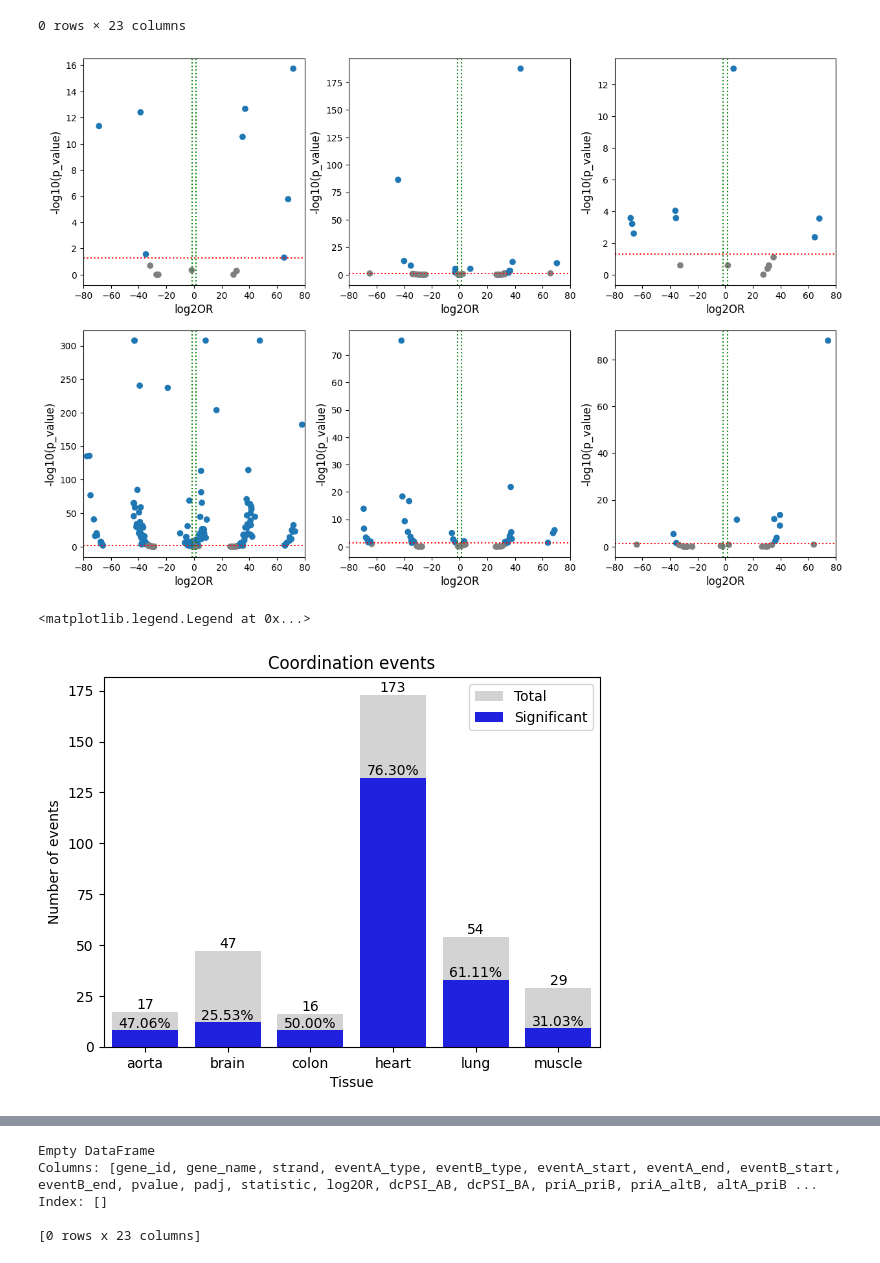
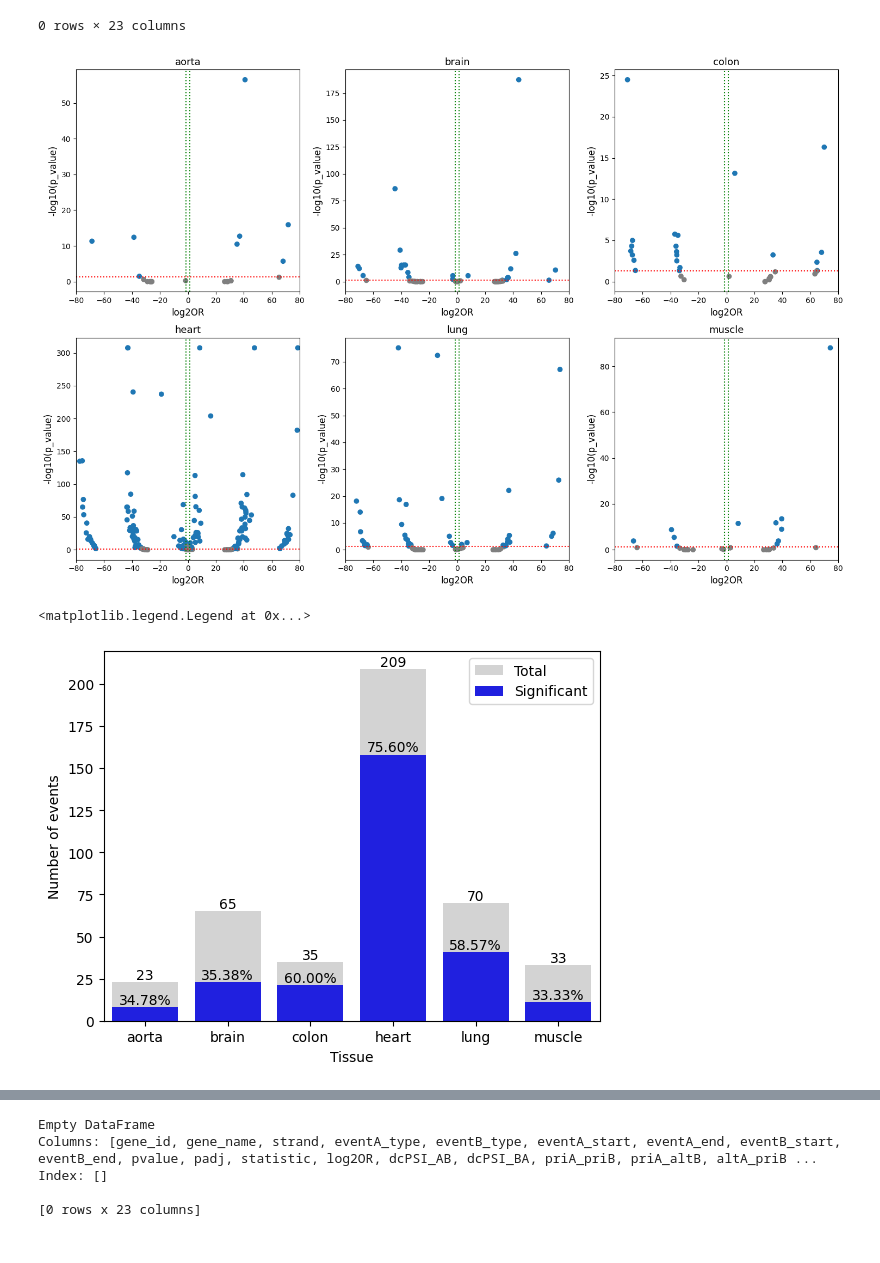
Before and after one commit to IceFreez3r/master-thesis, a Jupyter notebook: notebooks/IsoTools_coordination.ipynb, the cells around one changed output, grey strips where cells are left out. Drawn from its saved outputs; the diff is of its cells as text; code cells hidden in the pictures.

Commit message:
Update coordination notebook
Now includes artifact and A downstream distribution plots

```diff
--- a/notebooks/IsoTools_coordination.ipynb
+++ b/notebooks/IsoTools_coordination.ipynb
@@ -60,3 +145,9 @@ colon 37759
 heart 143156
 lung 71522
 muscle 32168
+# %%
+for i, isoseq in enumerate(isoseqs):
+    count = 0
+    for transcript in isoseq.iter_transcripts():
+        count += 1
+    print(TISSUES[i], count)
@@ -91,7 +189,7 @@ coordination_results = [isoseq.coordination_test(
     event_type=["TSS", "PAS"],
     min_total=10,
     min_alt_fraction=.01,
-    min_dist_AB=25,
+    # min_dist_AB=25,
     transcript_filter="SQANTI_SUPPORT",
 ) for isoseq in isoseqs]
 coordination_results_sig = [c[c["padj"] < 0.05] for c in coordination_results]
@@ -116,3 +211,6 @@ coordination_results_sig[3].to_csv('results/coordination_results_sig_heart.tsv',
+# %%
+for i, res in enumerate(coordination_results_sig):
+    res.to_csv(f'results/coordination_results_sig_{TISSUES[i]}.tsv', sep='\t')
 # %% [markdown]
 coordination_results_unfiltered = [isoseq.coordination_test(
     event_type=["TSS", "PAS"],
@@ -184,7 +284,8 @@ def volcano_plot(df,ax = None,sig=0.05,sigor=1.5,tag="(add a tag)",normalized=Fa
         title=f"Normalized volcano plot of {tag}"
     else:
         y=np.array(-np.log10(np.where(df.padj == 0, sys.float_info.min, df.padj)))
-        title=f"Volcano plot of {tag}"
+        title=tag
+        # title=f"Volcano plot of {tag}"
 
     ax.scatter(x,y,c=colors)
     ax.axhline(y=-np.log10(sig),color="red",linestyle='dotted',label=f"padj = {sig}")
@@ -192,8 +293,9 @@ def volcano_plot(df,ax = None,sig=0.05,sigor=1.5,tag="(add a tag)",normalized=Fa
     ax.axvline(x=-sigor,color="green",linestyle='dotted')
 
     ax.set_xlim(-80,80)
+    # ax.set_ylim(0, 320)
 
-    # ax.set_title(title,fontsize=13+7)
+    ax.set_title(title,fontsize=13)
     ax.set_ylabel("-log10(p_value)",fontsize=12)
     ax.set_xlabel("log2OR",fontsize=12)
     # ax.legend(frameon=True,fontsize=12)
@@ -207,29 +309,30 @@ coordination_results[1].loc[coordination_results[1].padj == 0]
 fig, axs = plt.subplots(2, 3, figsize=(15, 10))
 for i, ax in enumerate(axs.flat):
     volcano_plot(coordination_results[i], ax=ax, tag=TISSUES[i])
+fig.tight_layout()
 # %% [output]
-[figure, old version]
+[figure, new version]
 # %%
 # Percentage of significant coordination
 tmp = [[TISSUES[i], len(c[c["padj"] < 0.05]) / len(c), len(c[c["padj"] < 0.05]), len(c)] for i, c in enumerate(coordination_results)]
 sig_coordination = pd.DataFrame(tmp, columns=["Tissue", "Percentage", "Significant", "Total"])
 
 fig, ax = plt.subplots()
 # stacked bar plot
 ax1 = sns.barplot(data=sig_coordination, x="Tissue", y="Total", ax=ax, color="lightgrey", label="Total")
 ax1.bar_label(ax1.containers[0], label_type='edge', fontsize=10)
 ax2 = sns.barplot(data=sig_coordination, x="Tissue", y="Significant", ax=ax, color="blue", label="Significant")
 ax2.bar_label(ax2.containers[1], label_type='edge', fontsize=10, labels=["{:.2f}%".format(i*100) for i in sig_coordination["Percentage"]])
 # Bar labels
 # for p in ax.patches:
 #     ax.annotate(f"{p.get_height()}", (p.get_x() + p.get_width() / 2., p.get_height()), ha='center', va='center', xytext=(0, 10), textcoords='offset points')
 
 ax.set_ylabel("Number of events")
-plt.title("Coordination events")
+# plt.title("Coordination events")
 plt.legend()
 # %% [output]
 <matplotlib.legend.Legend at 0x...>
-[figure, old version]
+[figure, new version]
 # %%
 # List of gene_ids for each tissue with significant and total coordination, number of events split by positive and negative log2OR
 # multi index with gene_id, total/significant, positive/negative
```
Also changed, not shown: parts of 18 cells of this notebook.
